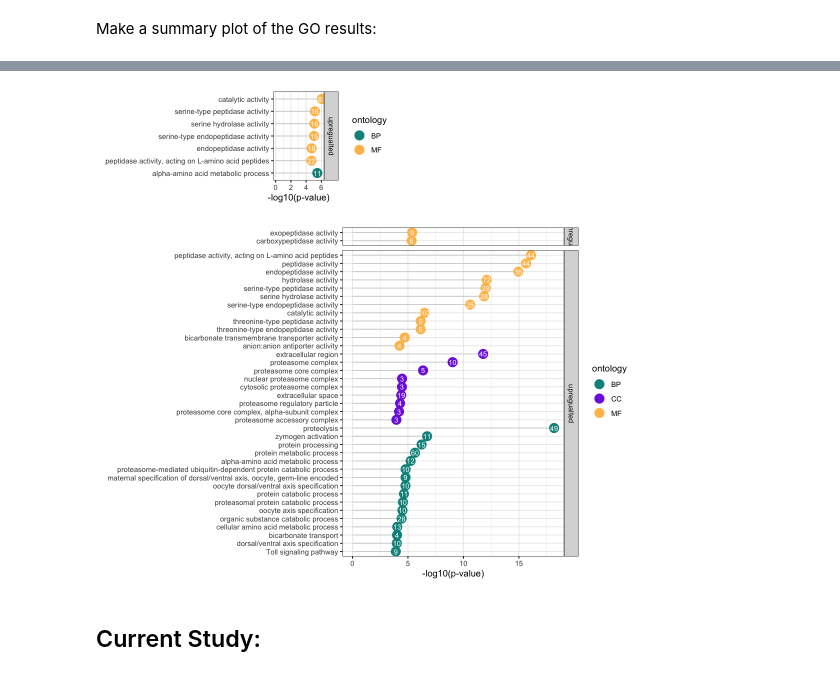
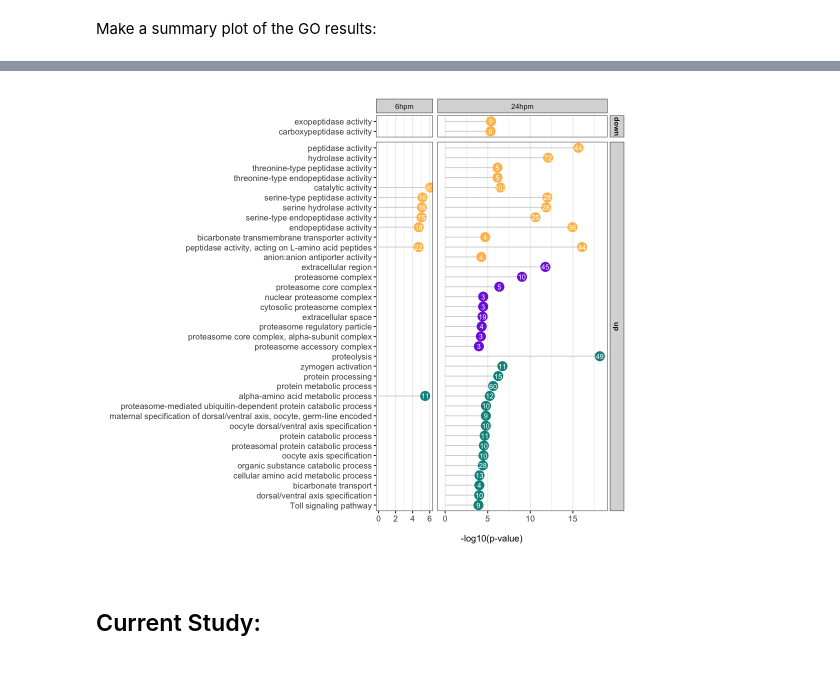
Before and after one commit to YazBraimah/Aegypti_MAG_Saline_RNAseq, a Jupyter notebook: Analysis.ipynb, the cells around one changed output, grey strips where cells are left out. Saved outputs shown, nothing was run; the diff lists cells and outputs as text; code cells hidden in the pictures.

Commit message:
fixed figure labels

```diff
--- a/Analysis.ipynb
+++ b/Analysis.ipynb
@@ -597,45 +612,56 @@ Make a summary plot of the GO results:
 # %%
 Al_GO_results = rbind(Alfonso_6hpm_up_enrich_result_table, Alfonso_24hpm_up_enrich_result_table, Alfonso_24hpm_down_enrich_result_table)
 Al_GO_results = subset(Al_GO_results, over_represented_FDR < 0.05)
 Al_GO_results$neg_log10_FDR = -log10(Al_GO_results$over_represented_pvalue)
 Al_GO_results$time = factor(Al_GO_results$time, levels = c("6hpm", "24hpm"))
+Al_GO_results$dir = gsub("regualted", "", Al_GO_results$direction)
 
-options(repr.plot.width = 5, repr.plot.height = 2)
-ggdotchart(subset(Al_GO_results, time == "6hpm"), x = "term", y = "neg_log10_FDR",
-           color = "ontology",                                # Color by groups
-           palette = c("#01918b","#ffbf58"), # Custom color palette
-           sorting = "descending",                       # Sort value in descending order
-           add = "segments",                             # Add segments from y = 0 to dots
-           rotate = TRUE,                                # Rotate vertically
-           group = "ontology",                                # Order by groups
-           dot.size = 5,                                 # Large dot size
-           label = "numDEInCat",                        # Add mpg values as dot labels
-           font.label = list(color = "white", size = 9,
-                             vjust = 0.5),               # Adjust label parameters
-           ggtheme = theme_bw()                        # ggplot2 theme
-           ) + labs(y = "-log10(p-value)", x = NULL) +
-            facet_grid(direction~., space = "free", scales = "free")
+# options(repr.plot.width = 5, repr.plot.height = 2)
+# ggdotchart(subset(Al_GO_results, time == "6hpm"), x = "term", y = "neg_log10_FDR",
+#            color = "ontology",                                # Color by groups
+#            palette = c("#01918b","#ffbf58"), # Custom color palette
+#            sorting = "descending",                       # Sort value in descending order
+#            add = "segments",                             # Add segments from y = 0 to dots
+#            rotate = TRUE,                                # Rotate vertically
+#            group = "ontology",                                # Order by groups
+#            dot.size = 5,                                 # Large dot size
+#            label = "numDEInCat",                        # Add mpg values as dot labels
+#            font.label = list(color = "white", size = 9,
+#                              vjust = 0.5),               # Adjust label parameters
+#            ggtheme = theme_bw()                        # ggplot2 theme
+#            ) + labs(y = "-log10(p-value)", x = NULL) +
+#             facet_grid(direction~., space = "free", scales = "free")
 # ggsave("Results/Figures/Alfonso_data_reanalysis/postmating_GO_lollipop_6hpm.pdf", width = 9, height = 6)
 
-options(repr.plot.width = 9, repr.plot.height = 6)
-ggdotchart(subset(Al_GO_results, time == "24hpm"), x = "term", y = "neg_log10_FDR",
+options(repr.plot.width = 9, repr.plot.height = 8)
+ggdotchart(subset(Al_GO_results), x = "term", y = "neg_log10_FDR",
            color = "ontology",                                # Color by groups
            palette = c("#01918b","#7e32e1","#ffbf58"), # Custom color palette
            sorting = "descending",                       # Sort value in descending order
            add = "segments",                             # Add segments from y = 0 to dots
            rotate = TRUE,                                # Rotate vertically
            group = "ontology",                                # Order by groups
            dot.size = 5,                                 # Large dot size
            label = "numDEInCat",                        # Add mpg values as dot labels
            font.label = list(color = "white", size = 9,
                              vjust = 0.5),               # Adjust label parameters
            ggtheme = theme_bw()                        # ggplot2 theme
            ) + labs(y = "-log10(p-value)", x = NULL) +
-            facet_grid(direction~., space = "free", scales = "free")
-# ggsave("Results/Figures/Alfonso_data_reanalysis/postmating_GO_lollipop_24hpm.pdf", width = 9, height = 6)
+            facet_grid(dir~time, space = "free", scales = "free") +
+            theme(
+    plot.margin = margin(0.5, 0.5, 0.5, 0.5, unit = "cm"),
+    plot.title = element_text(size = 15, face = "bold"),
+    strip.text.y = element_text(angle = 270, face = "bold"),
+    strip.placement = "outside",
+    axis.title.x = element_text(margin = margin(t = 0.5, b = 0.5, unit = "cm")),
+    axis.title.y = element_blank(),
+    axis.text = element_text(size = 10),
+    legend.position = "none",
+    panel.grid.major.y = element_blank(),
+    )
+ggsave("Results/Manuscript_figures/postmating_GO_lollipop_bw.pdf", width = 9, height = 8)
 # %% [output]
-[figure, old version]
+[figure, new version]
-[figure, removed]
 # %% [markdown]
 ## Current Study:
 # %% [markdown]
```
Also changed, not shown: parts of 5 cells of this notebook.
